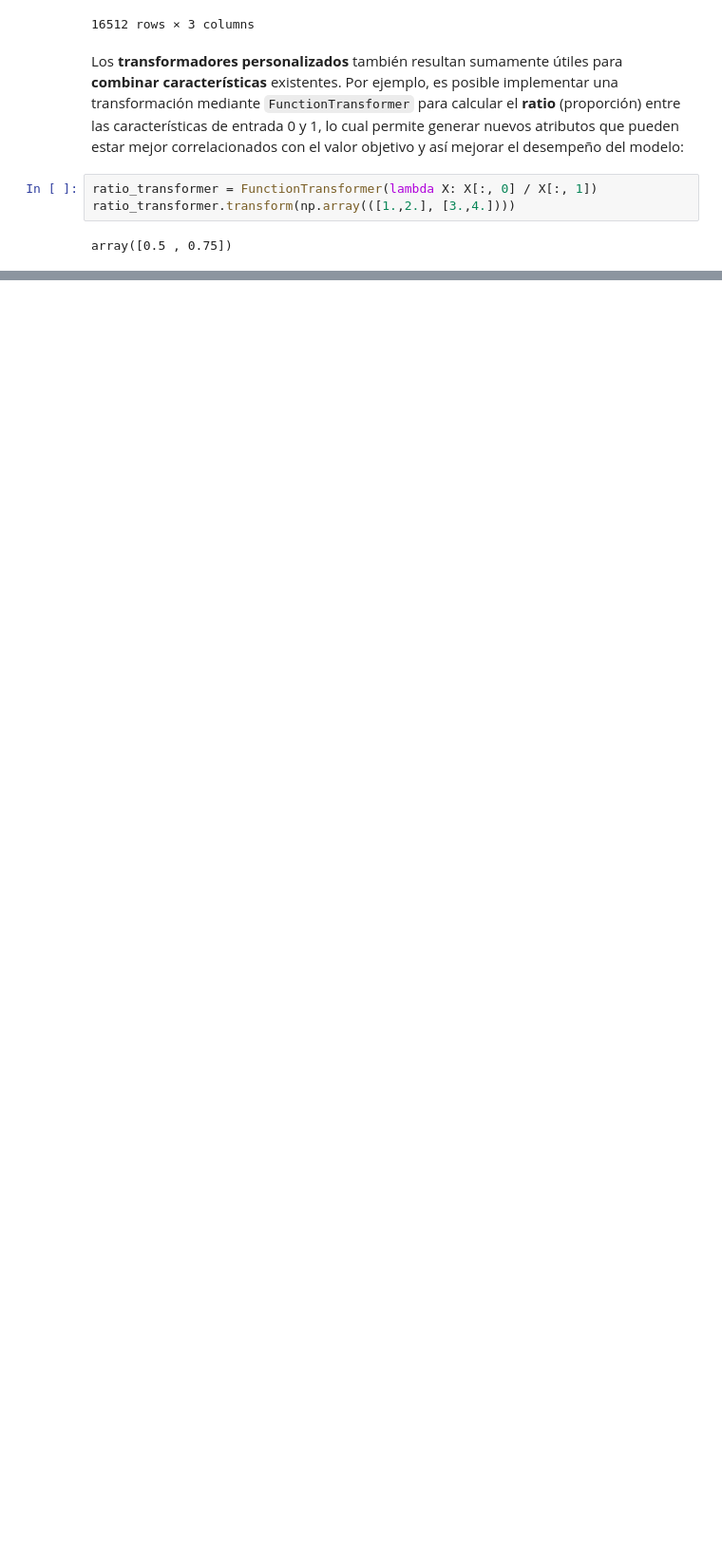
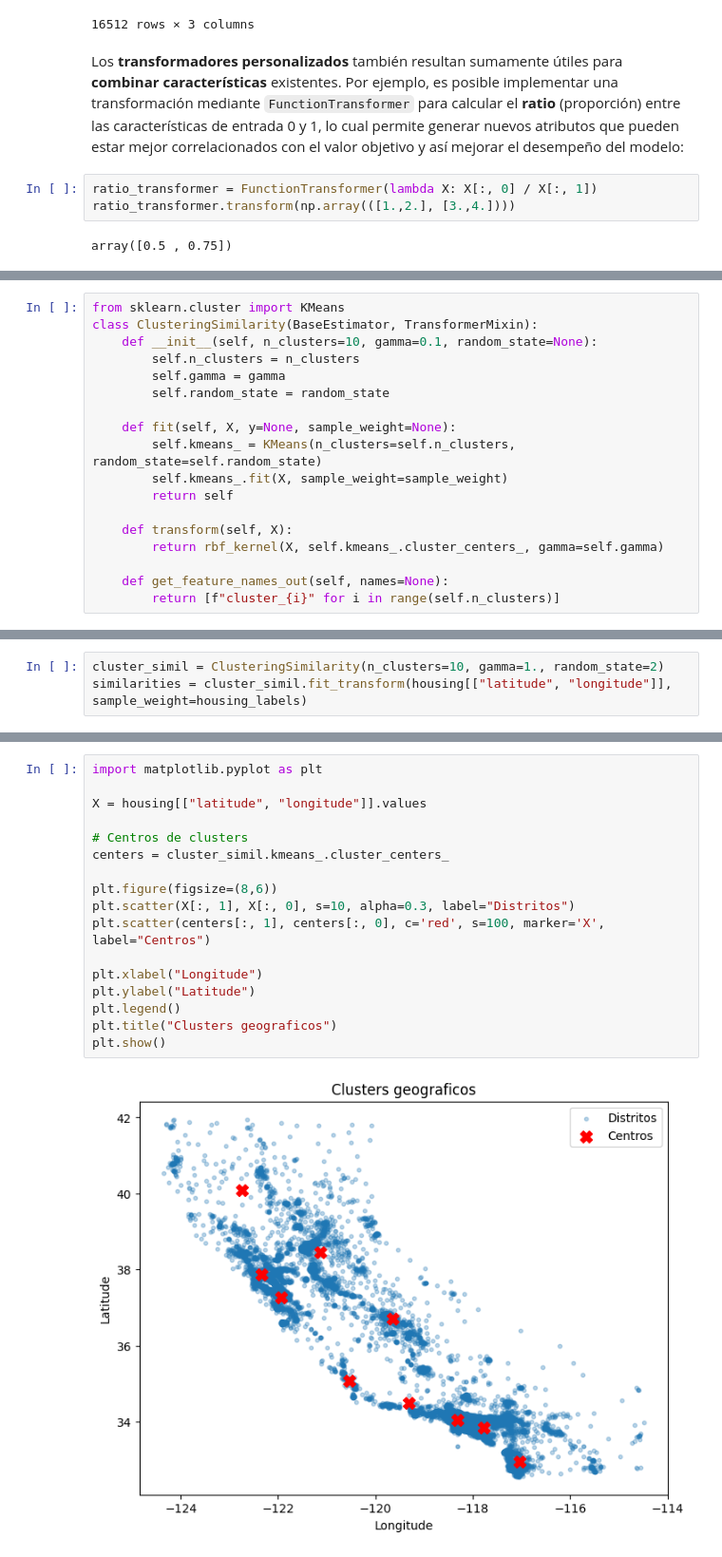
Before and after one commit to titooDiaz/Machine-Learning, a Jupyter notebook: HOML/Chapter 2/notebook.ipynb, the cells around one changed output, grey strips where cells are left out. Shown at 95% size. Saved outputs shown, nothing was run; the diff lists cells and outputs as text; blank space fills up the shorter version.

Commit message:
Gaussian + Clustering

```diff
--- a/HOML/Chapter 2/notebook.ipynb
+++ b/HOML/Chapter 2/notebook.ipynb
@@ -1208,0 +1229,18 @@ array([0.5 , 0.75])
+# %%
+from sklearn.cluster import KMeans
+class ClusteringSimilarity(BaseEstimator, TransformerMixin):
+    def __init__(self, n_clusters=10, gamma=0.1, random_state=None):
+        self.n_clusters = n_clusters
+        self.gamma = gamma
+        self.random_state = random_state
+
+    def fit(self, X, y=None, sample_weight=None):
+        self.kmeans_ = KMeans(n_clusters=self.n_clusters, random_state=self.random_state)
+        self.kmeans_.fit(X, sample_weight=sample_weight)
+        return self
+
+    def transform(self, X):
+        return rbf_kernel(X, self.kmeans_.cluster_centers_, gamma=self.gamma)
+
+    def get_feature_names_out(self, names=None):
+        return [f"cluster_{i}" for i in range(self.n_clusters)]
@@ -1208,0 +1257,3 @@ array([0.5 , 0.75])
+# %%
+cluster_simil = ClusteringSimilarity(n_clusters=10, gamma=1., random_state=2)
+similarities = cluster_simil.fit_transform(housing[["latitude", "longitude"]], sample_weight=housing_labels)
@@ -1208,0 +1270,19 @@ array([0.5 , 0.75])
+# %%
+import matplotlib.pyplot as plt
+
+X = housing[["latitude", "longitude"]].values
+
+# Centros de clusters
+centers = cluster_simil.kmeans_.cluster_centers_
+
+plt.figure(figsize=(8,6))
+plt.scatter(X[:, 1], X[:, 0], s=10, alpha=0.3, label="Distritos")
+plt.scatter(centers[:, 1], centers[:, 0], c='red', s=100, marker='X', label="Centros")
+
+plt.xlabel("Longitude")
+plt.ylabel("Latitude")
+plt.legend()
+plt.title("Clusters geograficos")
+plt.show()
+# %% [output]
+[figure, added]
```
Also changed, not shown: parts of 13 cells of this notebook.
